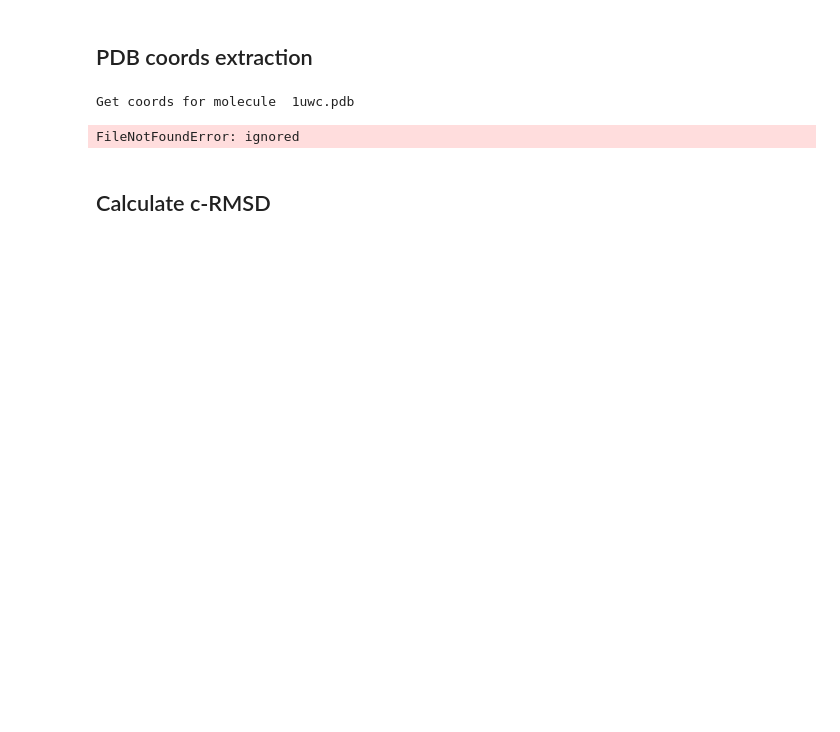
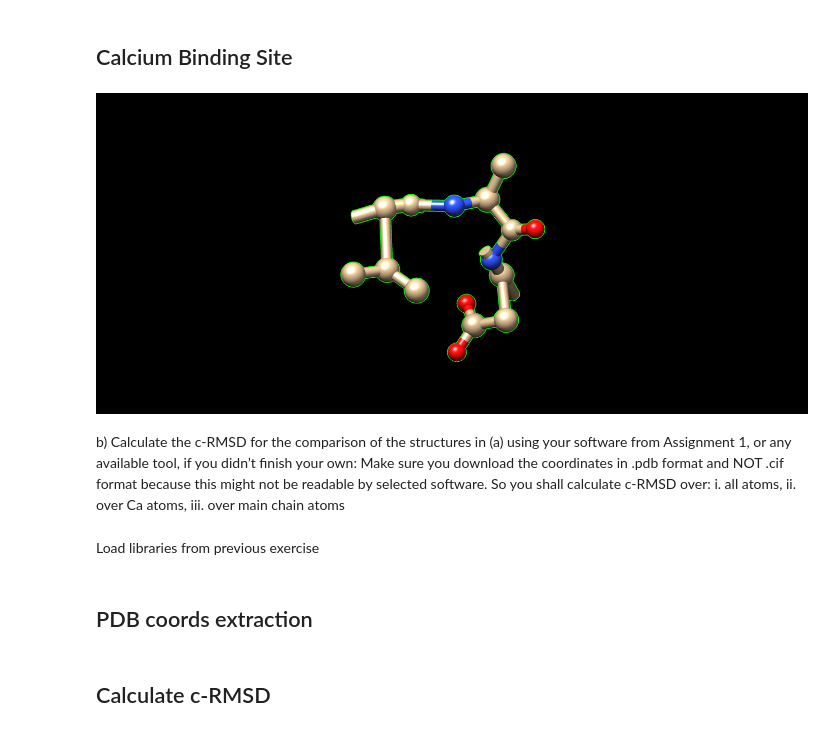
Before and after one commit to NikolasGialitsis/ProteinsDistanceGeometry, a Jupyter notebook: ProteinsDistanceGeometry.ipynb, the cells around one changed output. Cells and saved outputs as stored; diff of their text form; code cells hidden in the pictures; blank space fills up the shorter version.

Commit message:
markdowns, parsing PDB files, Chimera Outputs for c-RMSD

```diff
--- a/ProteinsDistanceGeometry.ipynb
+++ b/ProteinsDistanceGeometry.ipynb
@@ -2,0 +59,17 @@
+# %% [markdown]
+## Calcium Binding Site
+# %%
+im = Image.open("/content/CalciumBindingSite.png")
+im
+# %% [output]
+[figure, added]
+# %% [markdown]
+b) Calculate the c-RMSD for the comparison of the structures in (a) using your software from
+Assignment 1, or any available tool, if you didn’t finish your own: Make sure you download
+the coordinates in .pdb format and NOT .cif format because this might not be readable by
+selected software. So you shall calculate c-RMSD over:
+i. all atoms,
+ii. over Ca atoms,
+iii. over main chain atoms
+# %% [markdown]
+Load libraries from previous exercise
@@ -3,22 +143,28 @@
 # %% [markdown]
 ## PDB coords extraction
 # %%
-Xtrain_coords = []
-model_num = 1
-molecules = ['1uwc.pdb','6fat.pdb']
-mol_array = []
-for mol in molecules:
-  print('Get coords for molecule ',mol)
-  array = []
-  with open(mol) as pdbfile:
-      for line in pdbfile:
-          #print(line)
-          if line[:5] == 'MODEL':
-            print('Parsing  Molecule '+str(model_num))
-            model_num = model_num + 1
-            mol1 = []
-          elif line[:4] == 'ATOM':
-              #print(line)
+
+def getPDBCoords(molecules,mode='All'):
+  mol_array = []
+  for mol in molecules:
+    print('Get coords for molecule ',mol)
+    array = []
+    with open(mol) as pdbfile:
+        for line in pdbfile:
+            if line[:5] == 'MODEL':
+              print('Parsing  Molecule '+str(model_num))
+              model_num = model_num + 1
+              mol1 = []
+            elif line[:4] == 'ATOM':
+              if mode == 'CA':
+                residue = line[12:16]
+                residue = residue[1:3]
+                if residue != 'CA':
+                  continue
+              elif mode == 'MAIN':
+                chain = line[21:22]
+                if chain != 'A':
+                  continue
               # Split the line
               x_list = line[30:38]
               y_list = line[38:46]
@@ -37,10 +183,8 @@ for mol in molecules:
               z_float = float(z_str_no_space)
 
               array.append((x_float,y_float,z_float))
-      mol_array.append(array)
-      #print('x = '+str(x_float),'y = '+str(y_float), 'z = ' + str(z_float))
+              #print('x = '+str(x_float),'y = '+str(y_float), 'z = ' + str(z_float))
+    mol_array.append(array)
+  return mol_array
-# %% [output]
-Get coords for molecule  1uwc.pdb
-FileNotFoundError: ignored
 # %% [markdown]
 ## Calculate c-RMSD
```
Also changed, not shown: parts of 19 cells of this notebook.
